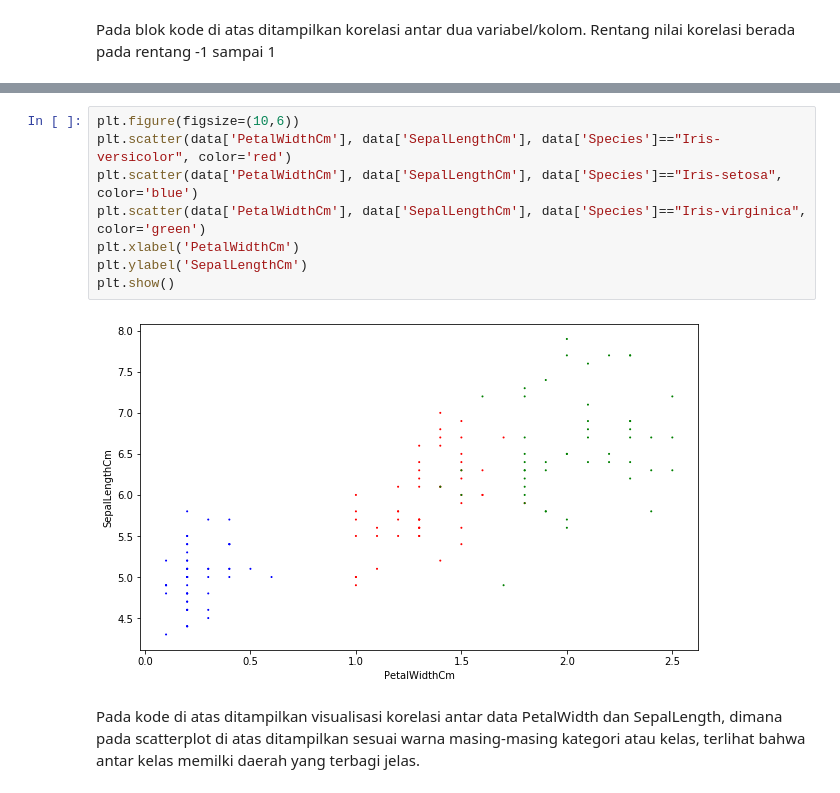
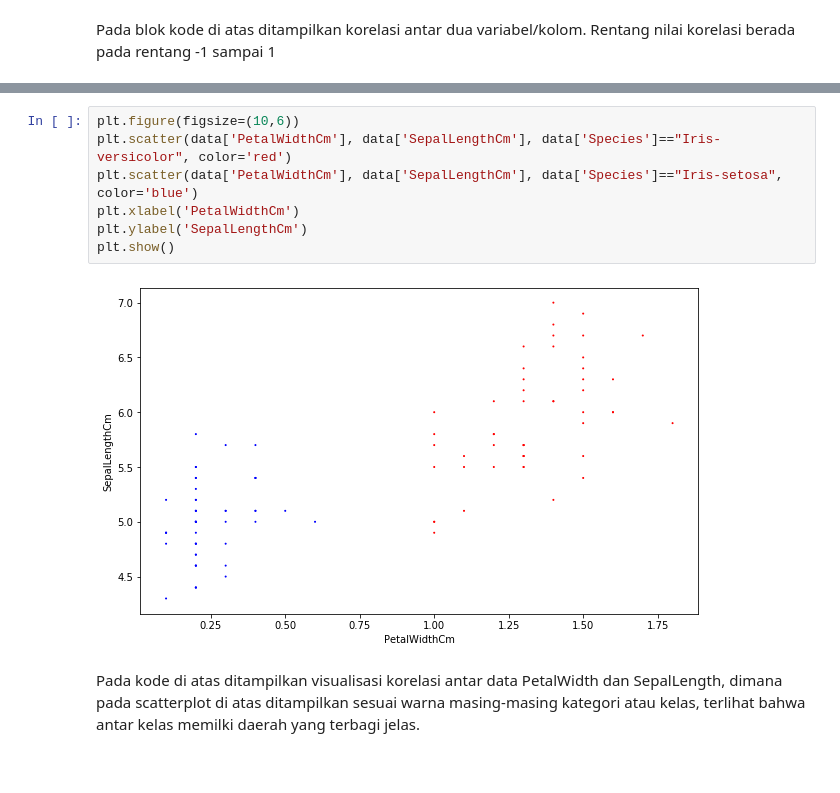
Before and after one commit to iamvoxlan/Learn-ANN-with-Nopal, a Jupyter notebook: FP_ANN.ipynb, the cells around one changed output, grey strips where cells are left out. Cells and saved outputs as stored; diff of their text form.

```diff
--- a/FP_ANN.ipynb
+++ b/FP_ANN.ipynb
@@ -76,13 +85,12 @@ import matplotlib.pyplot as plt
 # %%
 plt.figure(figsize=(10,6))
 plt.scatter(data['PetalWidthCm'], data['SepalLengthCm'], data['Species']=="Iris-versicolor", color='red')
 plt.scatter(data['PetalWidthCm'], data['SepalLengthCm'], data['Species']=="Iris-setosa", color='blue')
-plt.scatter(data['PetalWidthCm'], data['SepalLengthCm'], data['Species']=="Iris-virginica", color='green')
 plt.xlabel('PetalWidthCm')
 plt.ylabel('SepalLengthCm')
 plt.show()
 # %% [output]
-[figure, old version]
+[figure, new version]
 # %% [markdown]
 Pada kode di atas ditampilkan visualisasi korelasi antar data PetalWidth dan SepalLength, dimana pada scatterplot di atas ditampilkan sesuai warna masing-masing kategori atau kelas, terlihat bahwa antar kelas memilki daerah yang terbagi jelas.
 # %% [markdown]
```
Also changed, not shown: parts of 46 cells of this notebook, 2 other files.
